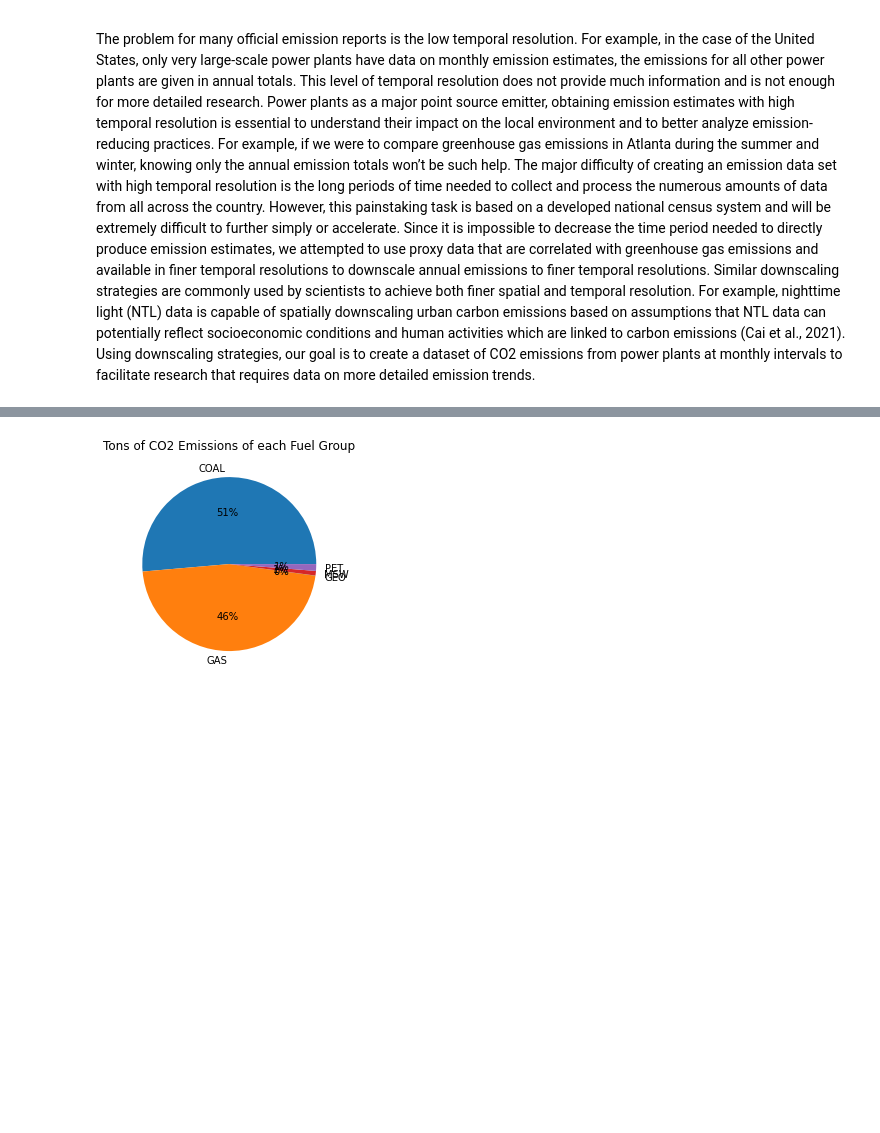
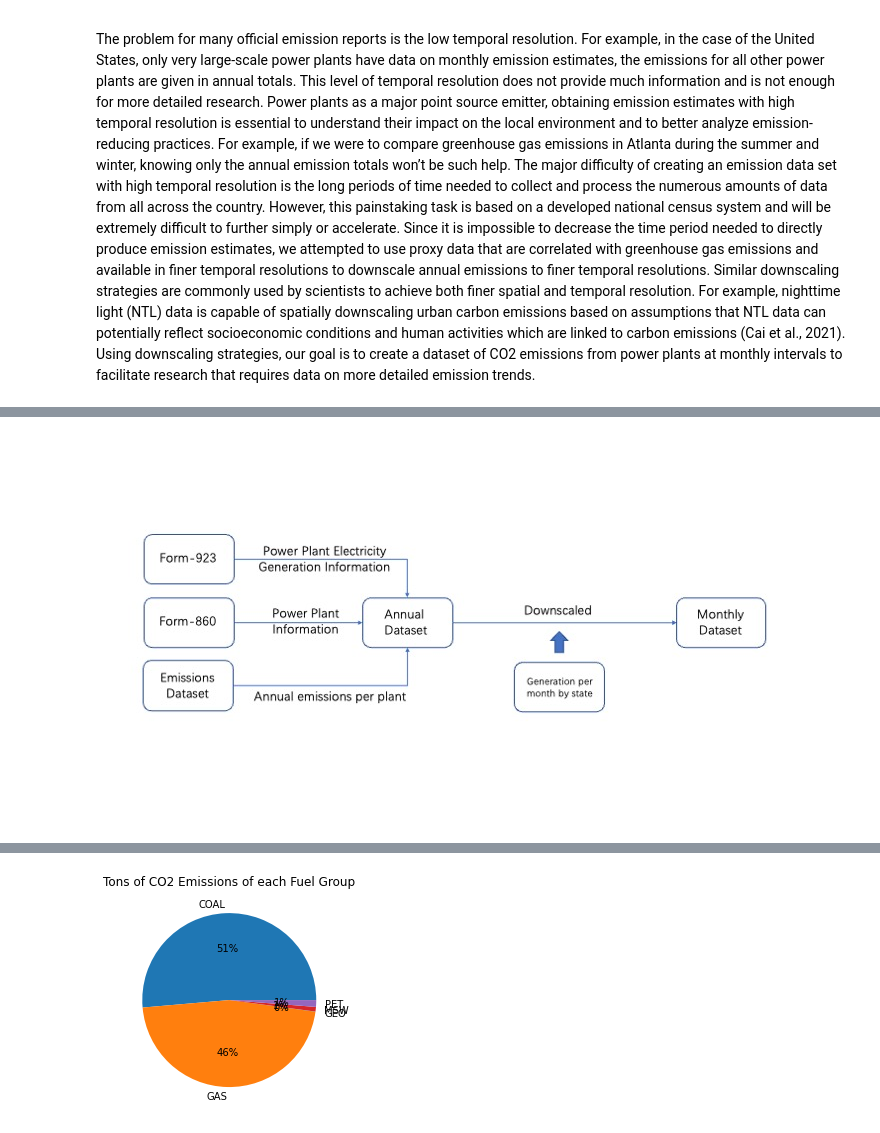
Before and after one commit to steve-z-wang/qtm302w-dataset-project, a Jupyter notebook: ipynb/Emission.ipynb, the cells around one changed output, grey strips where cells are left out. Cells and saved outputs as stored; diff of their text form; code cells hidden in the pictures; blank space fills up the shorter version.

Commit message:
add flowchart

```diff
--- a/ipynb/Emission.ipynb
+++ b/ipynb/Emission.ipynb
@@ -37,0 +32,7 @@ Our general approach to constructing the monthly powerplant emission is to relat
+# %%
+from IPython.display import Image
+
+f = parent + '/flowchart.jpg'
+Image(filename=f)
+# %% [output]
+[figure, added]
```
Also changed, not shown: parts of 2 cells of this notebook, 3 other files.
